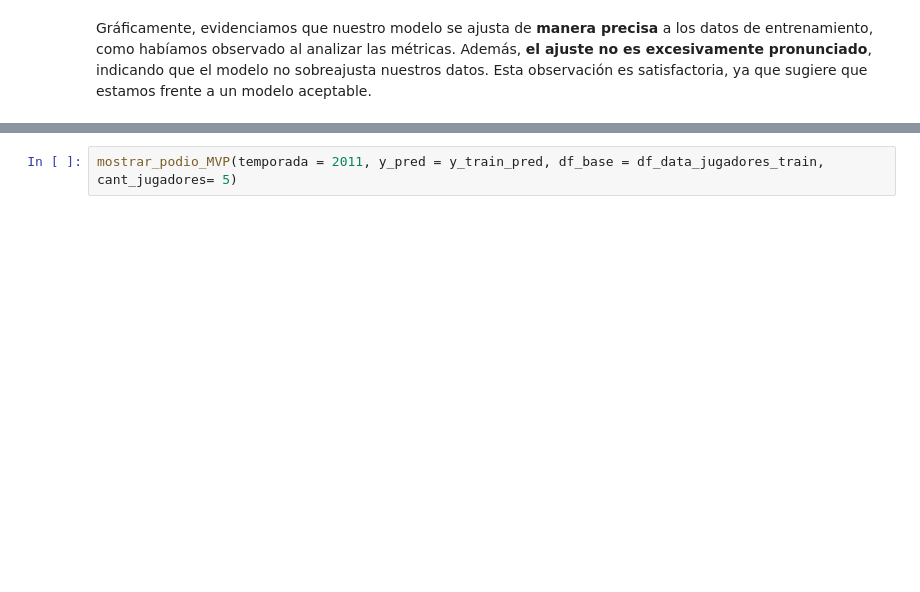
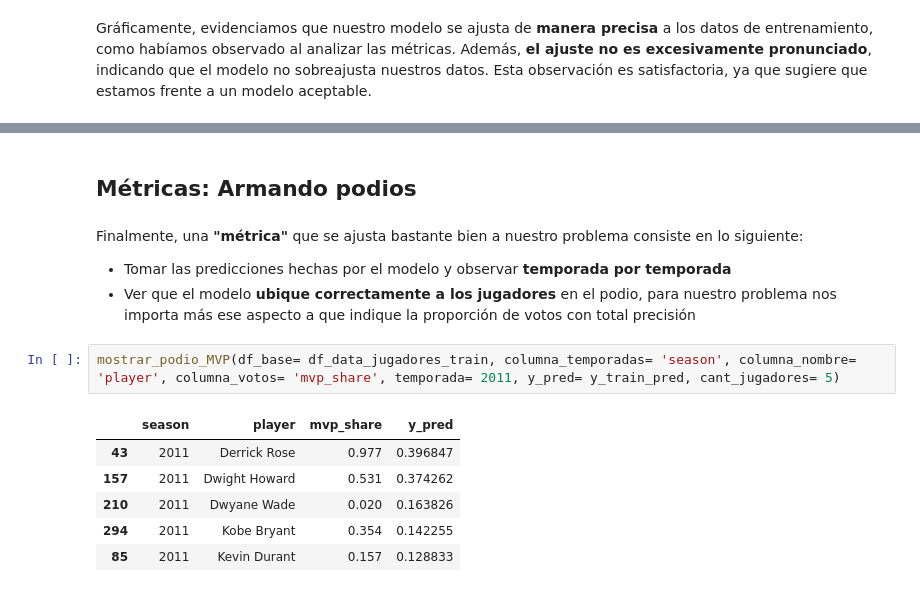
Before and after one commit to Gerardo1909/proyecto_nba_mvp, a Jupyter notebook: notebooks/3_modelado.ipynb, the cells around one changed output, grey strips where cells are left out. Cells and saved outputs as stored; diff of their text form; blank space fills up the shorter version.

```diff
--- a/notebooks/3_modelado.ipynb
+++ b/notebooks/3_modelado.ipynb
@@ -182,3 +124,18 @@ Como conclusión, emplearemos otra de las funciones previamente definidas para v
+# %% [markdown]
+## Métricas: **Armando podios**
+# %% [markdown]
+Finalmente, una **"métrica"** que se ajusta bastante bien a nuestro problema consiste en lo siguiente:
+
+* Tomar las predicciones hechas por el modelo y observar **temporada por temporada**
+* Ver que el modelo **ubique correctamente a los jugadores** en el podio, para nuestro problema nos importa más ese aspecto
+  a que indique la proporción de votos con total precisión
 # %%
-mostrar_podio_MVP(temporada = 2011, y_pred = y_train_pred, df_base = df_data_jugadores_train, cant_jugadores= 5)
+mostrar_podio_MVP(df_base= df_data_jugadores_train, columna_temporadas= 'season', columna_nombre= 'player', columna_votos= 'mvp_share', temporada= 2011, y_pred= y_train_pred, cant_jugadores= 5)
+# %% [output]
+|  | season | player | mvp_share | y_pred |
+| 43 | 2011 | Derrick Rose | 0.977 | 0.396847 |
+| 157 | 2011 | Dwight Howard | 0.531 | 0.374262 |
+| 210 | 2011 | Dwyane Wade | 0.020 | 0.163826 |
+| 294 | 2011 | Kobe Bryant | 0.354 | 0.142255 |
+| 85 | 2011 | Kevin Durant | 0.157 | 0.128833 |
 # %%
```
Also changed, not shown: parts of 42 cells of this notebook, 7 other files.
